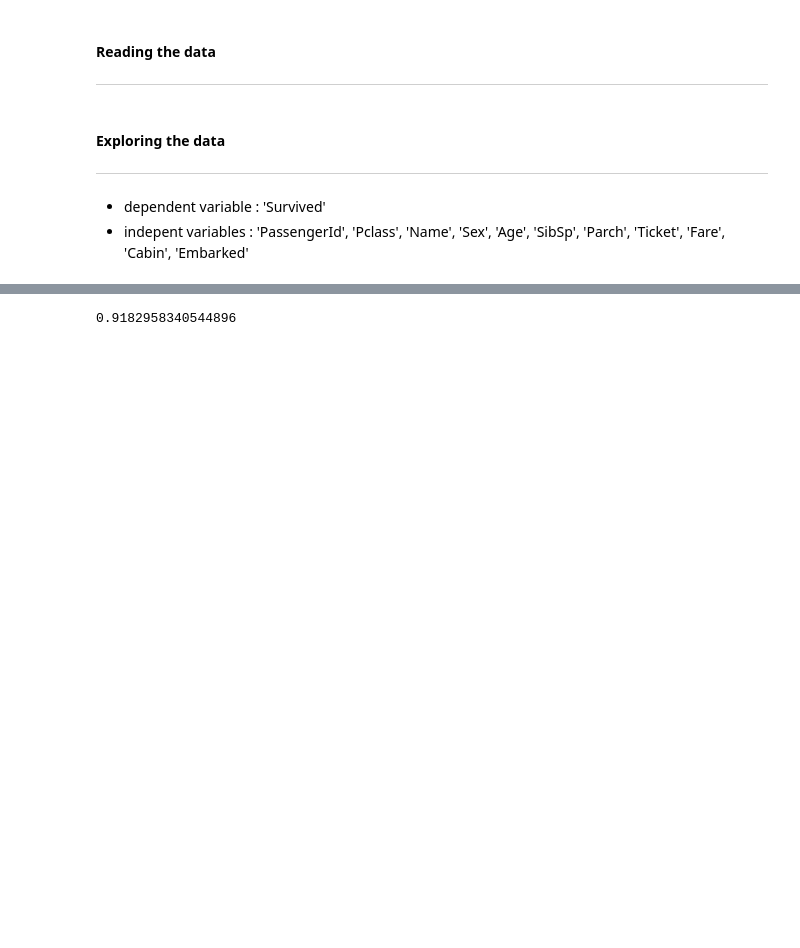
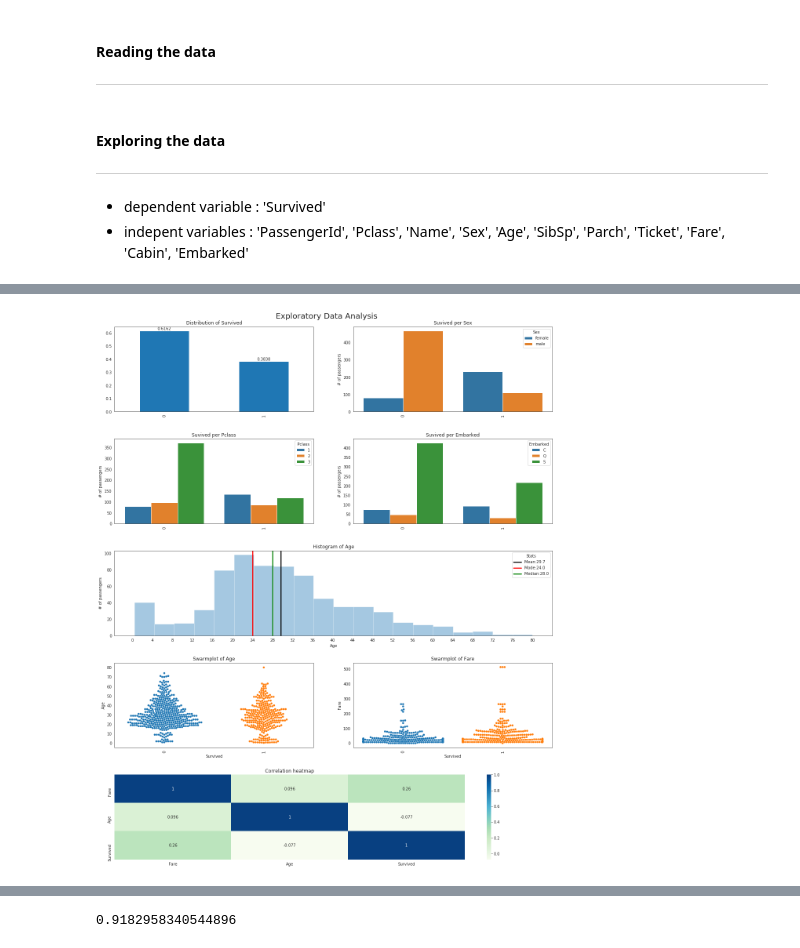
Before and after one commit to nasserboan/titanic, a Jupyter notebook: notebooks/titanic.ipynb, the cells around one changed output, grey strips where cells are left out. Cells and saved outputs as stored; diff of their text form; code cells hidden in the pictures; blank space fills up the shorter version.

```diff
--- a/notebooks/titanic.ipynb
+++ b/notebooks/titanic.ipynb
@@ -68,0 +95,91 @@ ___
+# %%
+# defining the canvas and the subplots
+
+fig = plt.figure(figsize=(20,25))
+fig.suptitle('Exploratory Data Analysis',y=0.9,fontsize=20)
+grid = plt.GridSpec(5,2, wspace= 0.2,hspace=0.32)
+
+ax0 = plt.subplot(grid[0,0])
+ax1 = plt.subplot(grid[0,1])
+ax2 = plt.subplot(grid[1,0])
+ax3 = plt.subplot(grid[1,1])
+ax4 = plt.subplot(grid[2,:])
+ax5 = plt.subplot(grid[3,0])
+ax6 = plt.subplot(grid[3,1])
+ax7 = plt.subplot(grid[4,:])
+
+
+
+# distribution of survived
+data = train.Survived.value_counts(normalize=True)
+data.plot(kind='bar',ax=ax0)
+ax0.set_title('Distribution of Survived')
+ax0.text(x=-0.07,y=data[0]+0.008,s=f'{data[0]:.4f}')
+ax0.text(x=0.93,y=data[1]+0.008,s=f'{data[1]:.4f}')
+
+
+
+# dist survived per sex
+data_sex = train[['PassengerId','Sex','Survived']].groupby(['Sex','Survived'],as_index=False).count()
+sns.barplot(x='Survived',y='PassengerId',hue='Sex',data=data_sex,ax=ax1)
+ax1.set_title('Suvived per Sex')
+ax1.set_xticklabels(labels=ax1.get_xticklabels(),rotation='vertical')
+ax1.set_xlabel('')
+ax1.set_ylabel('# of passengers')
+
+
+
+# histogram of ages
+data_age = train[train['Age'].notna()].Age
+data_age_mean = data_age.mean()
+data_age_mode = statistics.mode(data_age)
+data_age_median = data_age.median()
+sns.distplot(data_age,ax=ax4,kde=False)
+
+ax4.set_ylabel('# of passengers')
+ax4.set_title('Histogram of Age')
+ax4.axvline(data_age_mean,ls='-',lw=2.5,c='black')
+ax4.axvline(data_age_mode,ls='-',lw=2.5,c='red')
+ax4.axvline(data_age_median,ls='-',lw=2.5,c='green')
+ax4.legend((f'Mean:{data_age_mean:.1f}',f'Mode:{data_age_mode:.1f}',f'Median:{data_age_median:.1f}'),title='Stats')
+ax4.set_xticks(range(0,84,4))
+
+
+
+# distribution of embarked
+data_embarked = train[['PassengerId','Embarked','Survived']].groupby(['Embarked','Survived'],as_index=False).count()
+sns.barplot(x='Survived',y='PassengerId',hue='Embarked',data=data_embarked,ax=ax3)
+ax3.set_title('Suvived per Embarked')
+ax3.set_xticklabels(labels=ax3.get_xticklabels(),rotation='vertical')
+ax3.set_xlabel('')
+ax3.set_ylabel('# of passengers');
+
+
+
+# distribution of embarked
+data_class = train[['PassengerId','Pclass','Survived']].groupby(['Pclass','Survived'],as_index=False).count()
+sns.barplot(x='Survived',y='PassengerId',hue='Pclass',data=data_class,ax=ax2)
+ax2.set_title('Suvived per Pclass')
+ax2.set_xticklabels(labels=ax2.get_xticklabels(),rotation='vertical')
+ax2.set_xlabel('')
+ax2.set_ylabel('# of passengers');
+
+
+
+# swarmplot of fare
+sns.swarmplot(y=train.Fare,x=train.Survived,ax=ax6)
+ax6.set_title('Swarmplot of Fare');
+ax6.set_xticklabels(labels=ax6.get_xticklabels(),rotation='vertical')
+
+
+# swarmplot of age
+sns.swarmplot(y=train.Age,x=train.Survived,ax=ax5)
+ax5.set_title('Swarmplot of Age');
+ax5.set_xticklabels(labels=ax6.get_xticklabels(),rotation='vertical')
+
+
+# heatmap correlation of Fare,Survived and Age
+sns.heatmap(train[['Fare','Age','Survived']].corr(),cmap='GnBu',annot=True,ax=ax7)
+ax7.set_title('Correlation heatmap');
+# %% [output]
+[figure, added]
```
Also changed, not shown: parts of 25 cells of this notebook.
